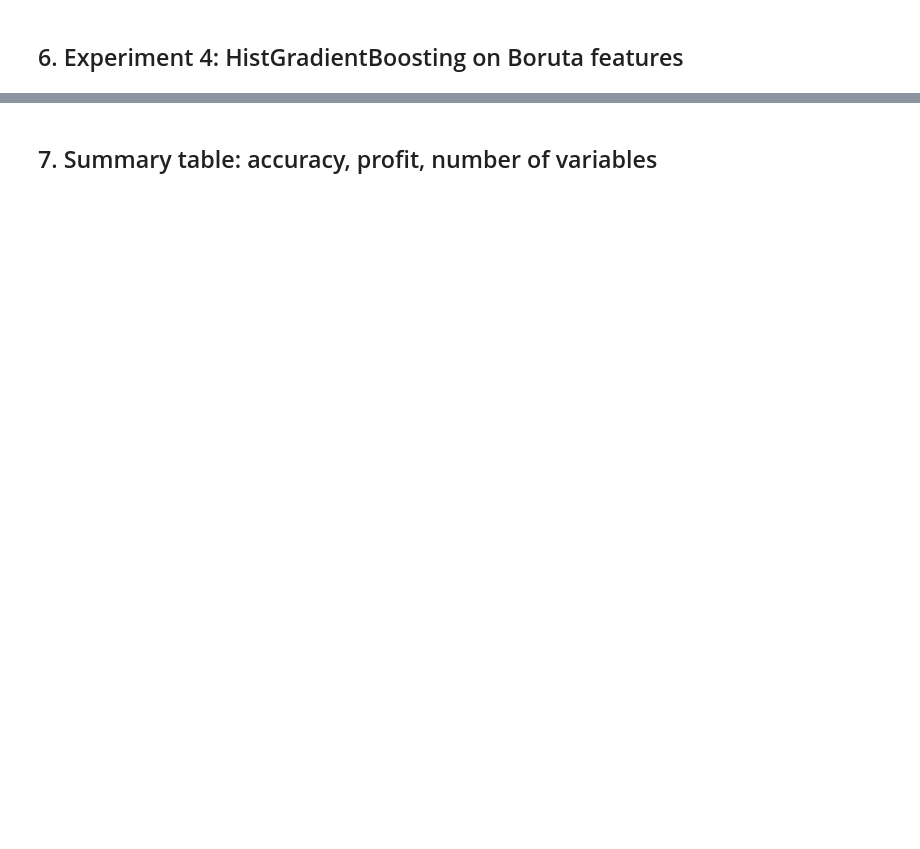
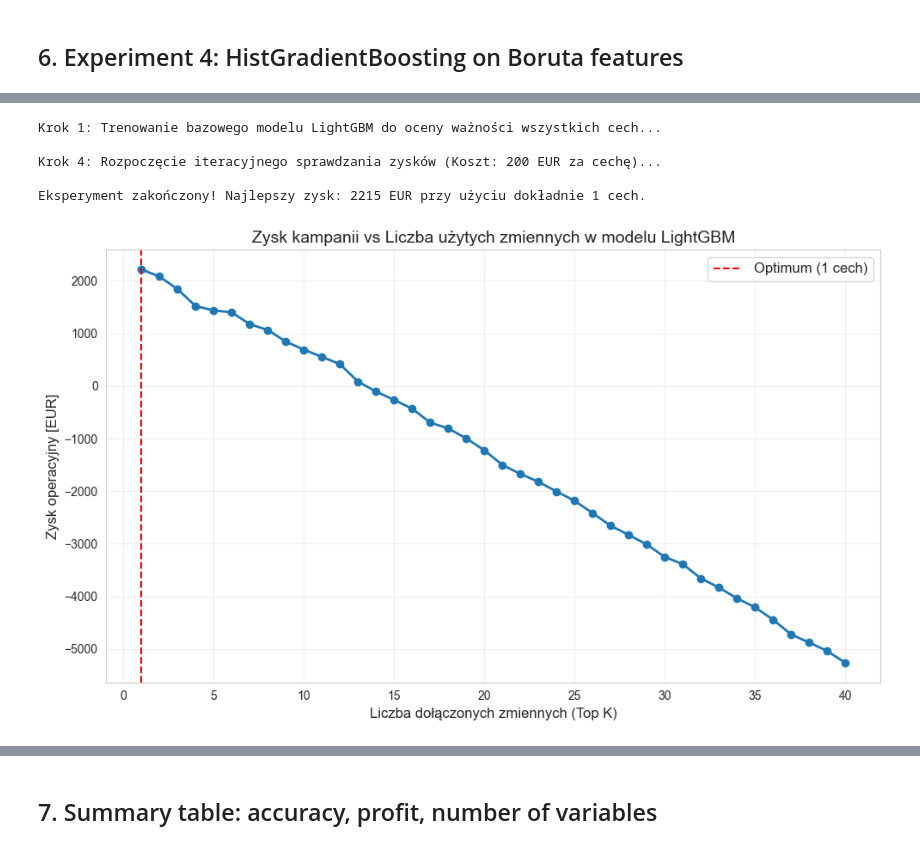
Before and after one commit to annaostrowska03/cost-sensitive-predcitive-modeling, a Jupyter notebook: notebooks/02_Experiments_Summary.ipynb, the cells around one changed output, grey strips where cells are left out. Drawn from its saved outputs; the diff is of its cells as text; code cells hidden in the pictures; blank space fills up the shorter version.

Commit message:
adding lightgbm experiments

```diff
--- a/notebooks/02_Experiments_Summary.ipynb
+++ b/notebooks/02_Experiments_Summary.ipynb
@@ -216,0 +221,80 @@ Exp 4 result: Profit=-2730 EUR, Variables=26
+# %%
+import lightgbm as lgb
+import matplotlib.pyplot as plt
+import pandas as pd
+import numpy as np
+
+print("Krok 1: Trenowanie bazowego modelu LightGBM do oceny ważności wszystkich cech...")
+# Szybki model na pełnych danych, żeby złapać sygnał od najważniejszych zmiennych
+lgbm_base = lgb.LGBMClassifier(
+    n_estimators=100, max_depth=10, learning_rate=0.05, random_state=67, n_jobs=-1, verbose=-1
+)
+lgbm_base.fit(X_train, y_train.values.ravel())
+
+# Zamiast domyślnego lgbm_base.feature_importances_ użyj:
+importance_values = lgbm_base.booster_.feature_importance(importance_type='gain')
+
+feature_imp_df = pd.DataFrame({
+    'Feature': X_train.columns,
+    'Importance': importance_values
+}).sort_values(by='Importance', ascending=False)
+
+top_all_features = feature_imp_df['Feature'].tolist()
+
+# Krok 3: Pętla iterująca po różnej liczbie cech (np. od 1 do 40)
+k_values = list(range(1, 41)) # Testujemy użycie od 1 do 40 zmiennych
+profits = []
+
+best_profit = -np.inf
+best_k = 0
+
+print("\nKrok 4: Rozpoczęcie iteracyjnego sprawdzania zysków (Koszt: 200 EUR za cechę)...")
+for k in k_values:
+    current_features = top_all_features[:k]
+
+    # Definiujemy docelowy model dla danej iteracji
+    model_iter = lgb.LGBMClassifier(
+        n_estimators=100, max_depth=5, learning_rate=0.05, random_state=67, n_jobs=-1, verbose=-1
+    )
+
+    # Używamy Twojej funkcji ewaluacyjnej
+    exp_name = f"LGBM - Top {k} features"
+    result_iter = evaluate_model(
+        model_iter,
+        X_train[current_features], X_val[current_features],
+        y_train, y_val,
+        current_features,
+        exp_name
+    )
+
+    current_profit = result_iter['Profit_EUR']
+    profits.append(current_profit)
+    results_log.append(result_iter)
+
+    # Śledzimy najlepszy wynik
+    if current_profit > best_profit:
+        best_profit = current_profit
+        best_k = k
+
+print(f"\nEksperyment zakończony! Najlepszy zysk: {best_profit:.0f} EUR przy użyciu dokładnie {best_k} cech.")
+
+# Krok 5: Rysowanie wykresu decyzyjnego
+plt.figure(figsize=(10, 6))
+plt.plot(k_values, profits, marker='o', linestyle='-', color='#1f77b4', linewidth=2)
+plt.axvline(x=best_k, color='red', linestyle='--', label=f'Optimum ({best_k} cech)')
+
+# Stylizowanie wykresu
+plt.title('Zysk kampanii vs Liczba użytych zmiennych w modelu LightGBM', fontsize=14)
+plt.xlabel('Liczba dołączonych zmiennych (Top K)', fontsize=12)
+plt.ylabel('Zysk operacyjny [EUR]', fontsize=12)
+plt.legend(fontsize=12)
+plt.grid(True, alpha=0.3)
+plt.tight_layout()
+plt.show()
+# %% [output]
+Krok 1: Trenowanie bazowego modelu LightGBM do oceny ważności wszystkich cech...
+
+Krok 4: Rozpoczęcie iteracyjnego sprawdzania zysków (Koszt: 200 EUR za cechę)...
+
+Eksperyment zakończony! Najlepszy zysk: 2215 EUR przy użyciu dokładnie 1 cech.
+[figure, added]
```
Also changed, not shown: parts of 10 cells of this notebook, 1 other file.
